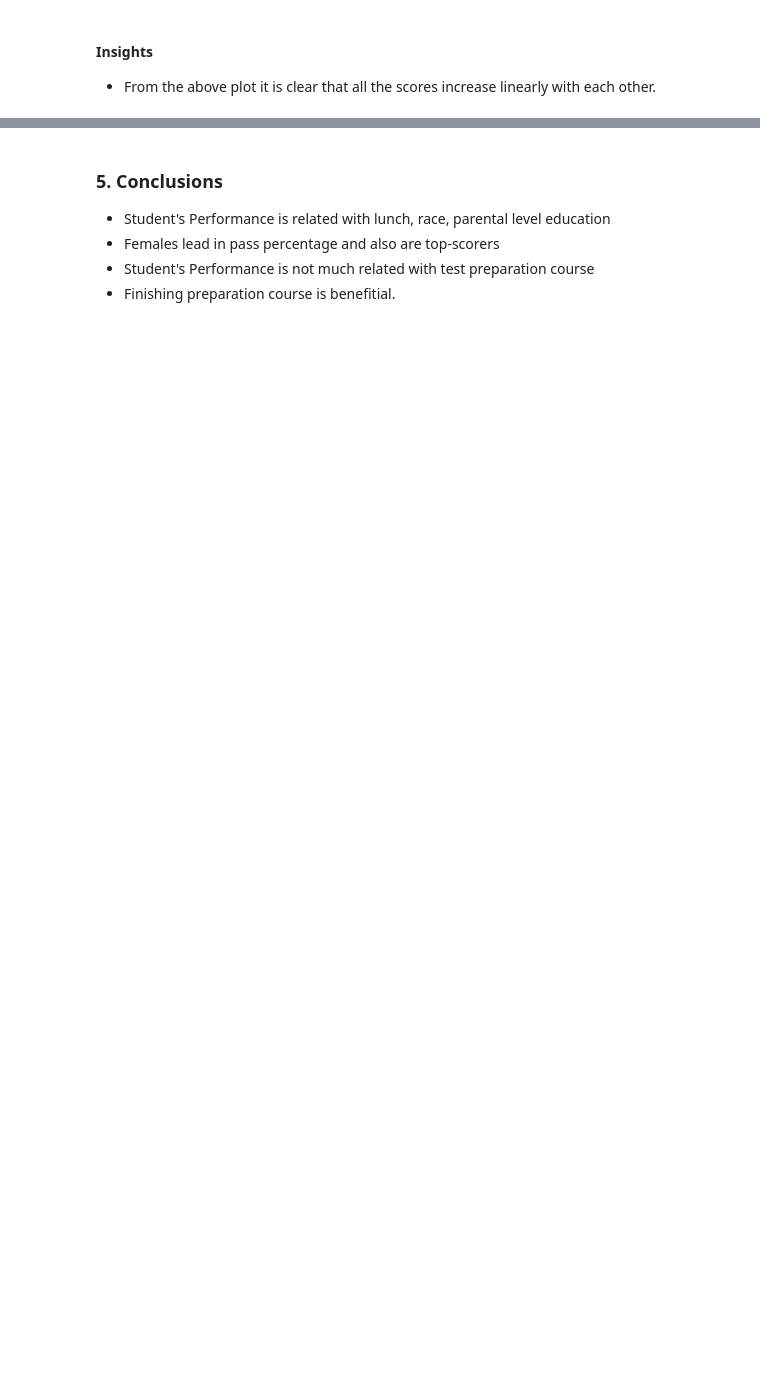
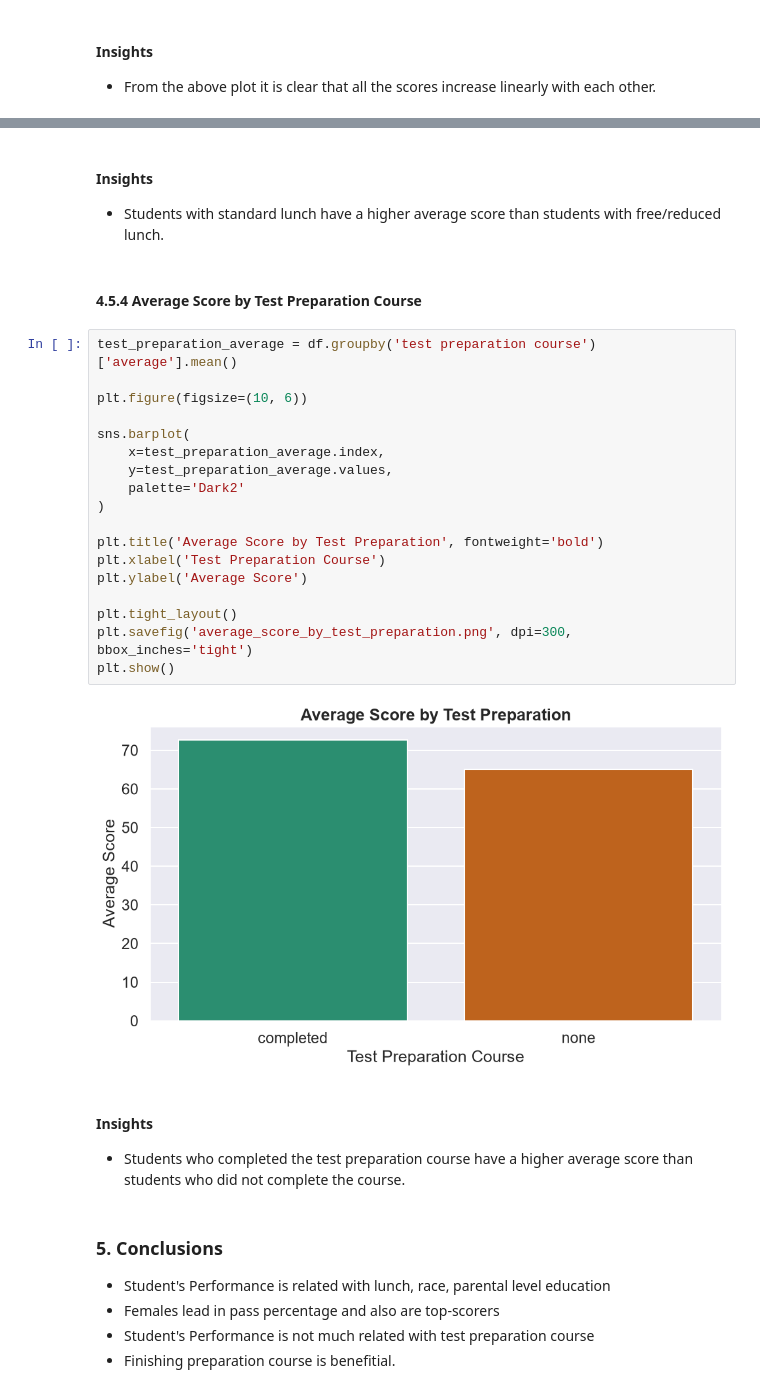
Before and after one commit to akhileshyadav8/Student-Performance-Indicator, a Jupyter notebook: notebook/1 . EDA STUDENT PERFORMANCE .ipynb, the cells around one changed output, grey strips where cells are left out. Drawn from its saved outputs; the diff is of its cells as text; blank space fills up the shorter version.

```diff
--- a/notebook/1 . EDA STUDENT PERFORMANCE .ipynb
+++ b/notebook/1 . EDA STUDENT PERFORMANCE .ipynb
@@ -654,3 +746,31 @@ plt.show()
+# %% [markdown]
+#### Insights
+- Students with standard lunch have a higher average score than students with free/reduced lunch.
+# %% [markdown]
+#### 4.5.4 Average Score by Test Preparation Course
+# %%
+test_preparation_average = df.groupby('test preparation course')['average'].mean()
+
+plt.figure(figsize=(10, 6))
+
+sns.barplot(
+    x=test_preparation_average.index,
+    y=test_preparation_average.values,
+    palette='Dark2'
+)
+
+plt.title('Average Score by Test Preparation', fontweight='bold')
+plt.xlabel('Test Preparation Course')
+plt.ylabel('Average Score')
+
+plt.tight_layout()
+plt.savefig('average_score_by_test_preparation.png', dpi=300, bbox_inches='tight')
+plt.show()
+# %% [output]
+[figure, added]
+# %% [markdown]
+#### Insights
+- Students who completed the test preparation course have a higher average score than students who did not complete the course.
 # %% [markdown]
 ### 5. Conclusions
 - Student's Performance is related with lunch, race, parental level education
```
Also changed, not shown: parts of 30 cells of this notebook.
